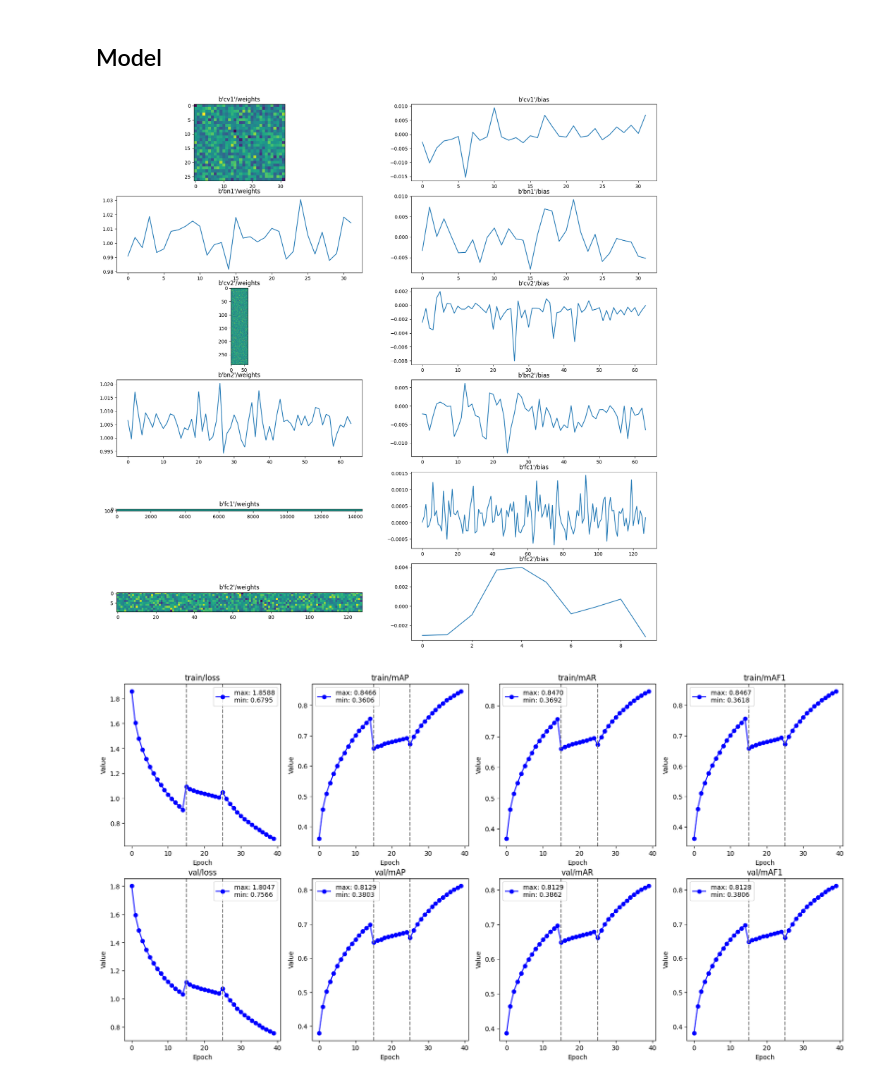
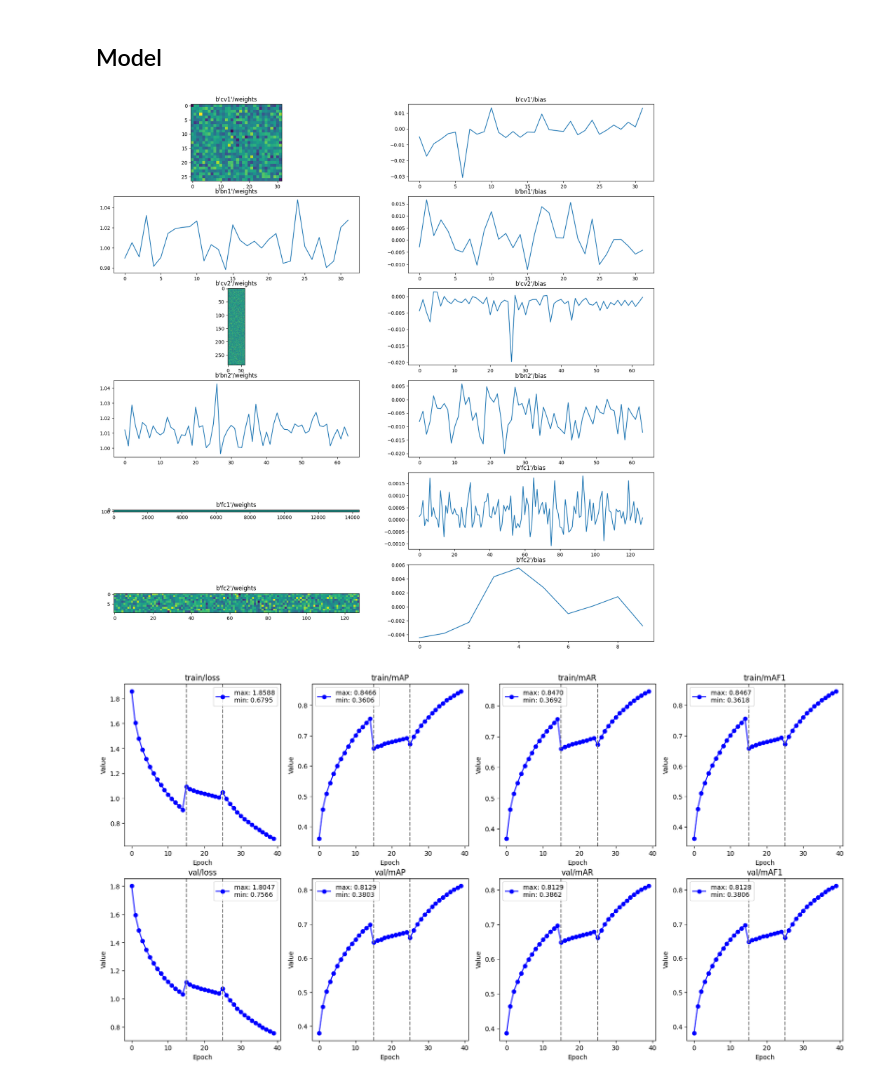
Before and after one commit to NoSignificantWorries/AI_lab4, a Jupyter notebook: model.ipynb, the cells around one changed output. Cells and saved outputs as stored; diff of their text form; code cells hidden in the pictures.

```diff
--- a/model.ipynb
+++ b/model.ipynb
@@ -63,19 +63,19 @@ plt.show()
 # %% [markdown]
 ## Model
 # %%
-model_params = F.unpickle("runs/13062025_1154/weights/model_6.plk")
+model_params = F.unpickle("results/model_last.plk")
 
 fig, ax = plt.subplots(nrows=6, ncols=2, figsize=(20, 20))
 
 for i, key in enumerate(model_params.keys()):
     for j in range(2):
         ax[i][j].set_title(f"{key}/{["weights", "bias"][j]}")
         if len(model_params[key][j].shape) < 2:
             ax[i][j].plot(model_params[key][j])
         else:
             ax[i][j].imshow(model_params[key][j])
 
 plt.show()
 # %% [output]
-[figure, old version]
+[figure, new version]
 # %%
```
Also changed, not shown: parts of 1 cell of this notebook, 5 other files.
